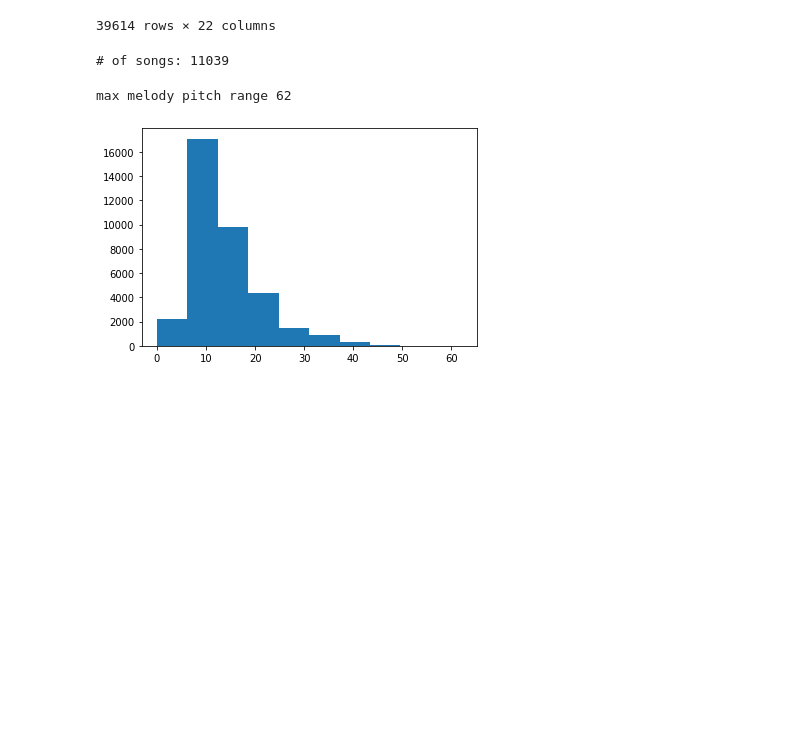
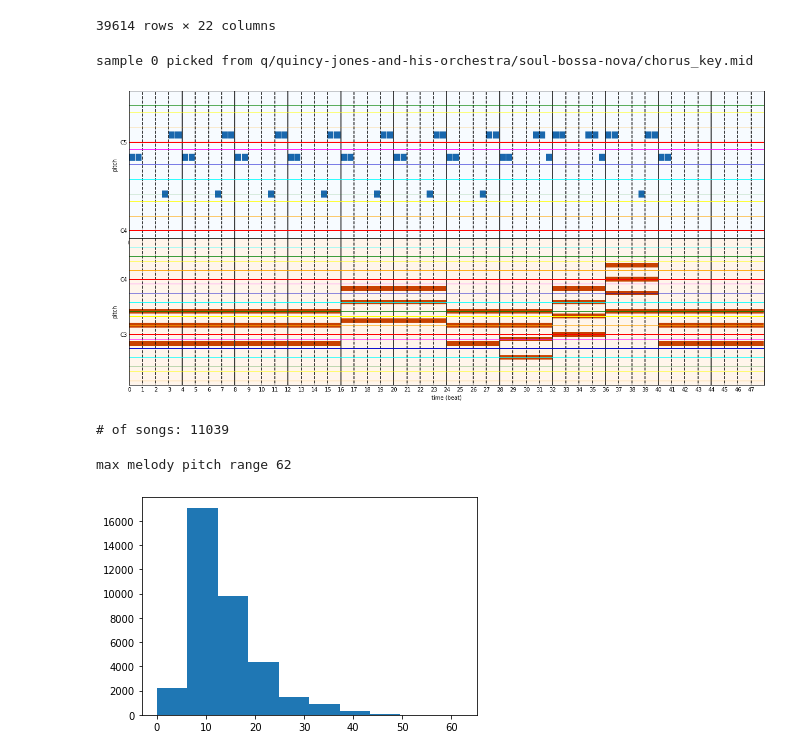
Before and after one commit to fuurin/midi, a Jupyter notebook: TheoryTabAnalysis.ipynb, the cells around one changed output. Cells and saved outputs as stored; diff of their text form; code cells hidden in the pictures; blank space fills up the shorter version.

```diff
--- a/TheoryTabAnalysis.ipynb
+++ b/TheoryTabAnalysis.ipynb
@@ -7,7 +7,7 @@ from utils import grid_plot
 import matplotlib.pyplot as plt
 %matplotlib inline
 
-df = pd.read_csv("./data/theorytab.csv")
+df = pd.read_csv("../datasets/theorytab/theorytab.csv")
 df
 # %% [output]
 |  | Unnamed: 0 | path | artist | song | section | nokey | key_signature | estimated_key_signature | ... |
@@ -23,6 +23,22 @@ df
 | 39612 | 39612 | m/myla-smith/slow-down/chorus_key... | myla-smith | slow-down | chorus | False | D Major | D Major | ... |
 | 39613 | 39613 | m/myla-smith/slow-down/chorus_nok... | myla-smith | slow-down | chorus | True | D Major | C Major | ... |
 39614 rows × 22 columns
+# %%
+input_dir = "../datasets/theorytab/pianoroll"
+
+def get_sample(index=0, get_series=False):
+    path = df.loc[index]['path']
+    ppr = Multitrack(f"{input_dir}/{path}")
+    print(f"sample {index} picked from {path}")
+    if get_series:
+        return ppr, df.loc[index]
+    else:
+        return ppr
+
+grid_plot(get_sample())
+# %% [output]
+sample 0 picked from q/quincy-jones-and-his-orchestra/soul-bossa-nova/chorus_key.mid
+[figure, added]
 # %%
 print("# of songs:", len(df['song'].unique()))
 # %% [output]
```
Also changed, not shown: parts of 8 cells of this notebook, 1 other file.
